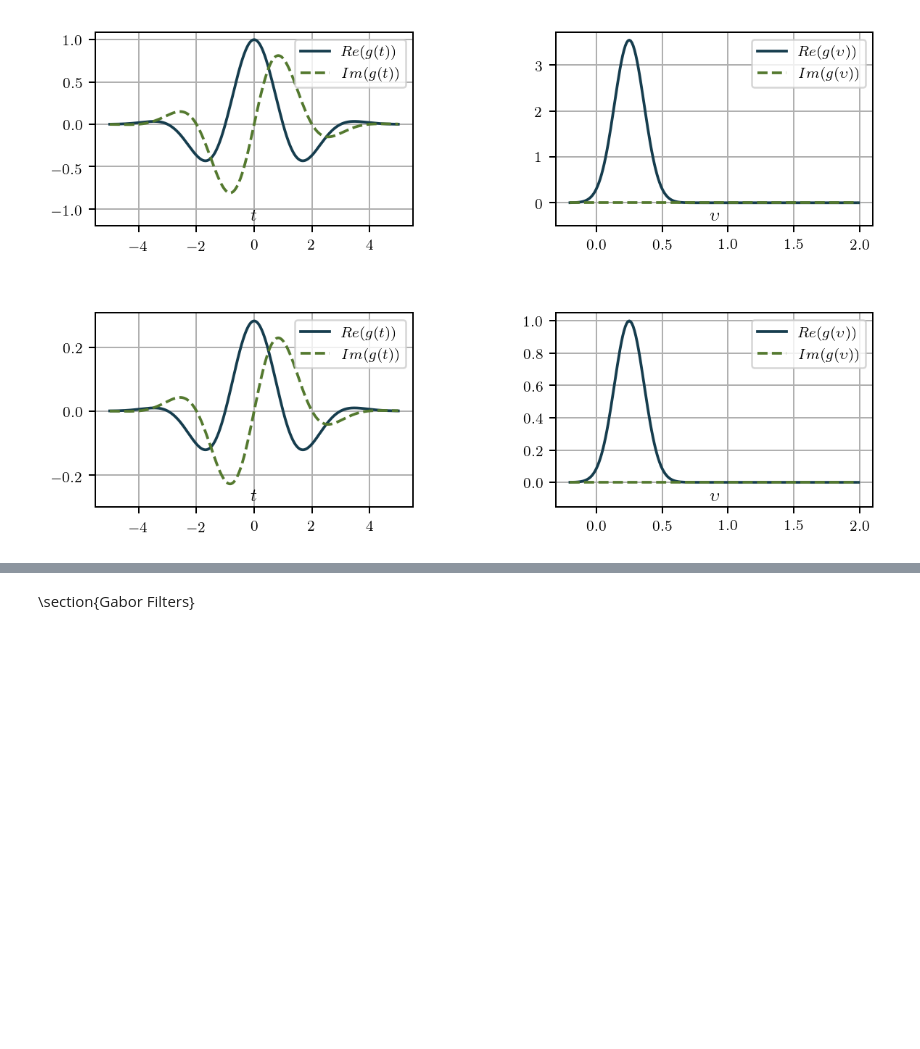
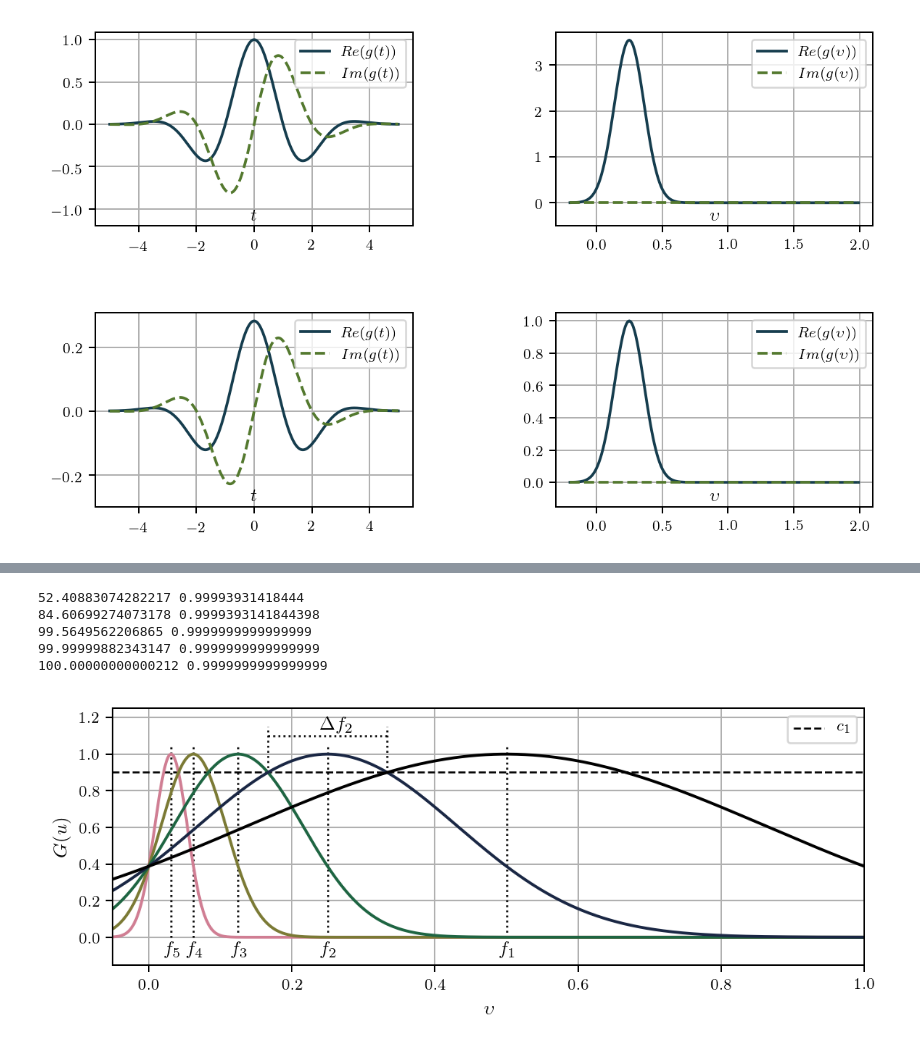
Before and after one commit to CVMethods/thesis_notebooks, a Jupyter notebook: Image spectral decomposition for texture analysis.ipynb, the cells around one changed output, grey strips where cells are left out. Drawn from its saved outputs; the diff is of its cells as text; code cells hidden in the pictures; blank space fills up the shorter version.

```diff
--- a/Image spectral decomposition for texture analysis.ipynb
+++ b/Image spectral decomposition for texture analysis.ipynb
@@ -838,5 +555,69 @@ for nn in np.arange(M, (T-M)+1):
-# %% [markdown]
-\section{Gabor Filters}
+# %%
+t = np.arange(-5, 5, 0.01)
+u = np.arange(-1, 1, 0.001)
+
+bandwidth = 1.
+k = 2 ** bandwidth
+c1 = 0.9
+gamma = (1/np.pi) * np.sqrt(np.log(1/c1)) * ((k+1)/(k-1))
+f_high = 1/2.
+f_low = 1/33.
+
+frequencies = np.array([k**-ii * f_high for ii in range(20)], dtype=np.float)
+frequencies = frequencies[f_low < frequencies][::-1]
+
+central_freq = frequencies[-2]
+delta_f = central_freq * ((k-1)/(k+1))
+freq_pos = central_freq + delta_f
+freq_neg = central_freq - delta_f
+
+c_vals = np.linspace(0, 0.6, len(frequencies))
+colors = [cm.cubehelix(x) for x in c_vals][::-1]
+
+plt.figure(figsize=set_size(width=width_pt, fraction=1., ratio=0.35), dpi=180)
+plt.plot(u, np.ones(len(u))*c1, color='k', linestyle='--', lw=1)
+plt.legend(('$c_1$',))
+for ii, f in enumerate(frequencies):
+    alpha = f/gamma
+    norm_const = np.sqrt(alpha**2/np.pi)
+
+    gauss_t = np.exp(- alpha**2 * (t-t_0) **2)
+    gt = gauss_t * np.exp(1j* 2 *np.pi * f * t)
+
+    gauss_f = np.exp(- (np.pi/alpha)**2 * (u-f)**2)
+    gf = gauss_f #* np.exp(-1j* 2*np.pi * (u-f) * t_0)
+    gf *= np.sqrt(np.pi/alpha**2)
+
+    gt_norm = gt * norm_const
+    gf_norm = gf * norm_const
+
+    print np.abs(gt_norm).sum(), np.abs(gf_norm).max()
+
+    plt.vlines(f, 0, 1.05, color='k', linestyle=':', label=r'$f$', lw=1)
+    plt.text((f-0.01), -0.11, r'$f_%d$'%(len(frequencies)-ii), rotation=0)
+
+    plt.plot(u, gf_norm.real, c=colors[ii])
+
+plt.text((central_freq)-0.01, 1.12, r'$\Delta f_2$', rotation=0)
+plt.hlines(1.1, freq_neg, freq_pos, color='k', linestyle=':', label=r'$f$', lw=1)
+plt.vlines(freq_pos, c1, 1.15, color='k', linestyle=':', lw=1)
+plt.vlines(freq_neg, c1, 1.15, color='k', linestyle=':', lw=1)
+
+plt.grid()
+plt.xlabel(r'$\upsilon$')
+plt.ylabel(r'$G(u)$')
+plt.xlim(-0.05, 1)
+plt.ylim(-0.15, 1.25)
+
+
+# plt.savefig(outdir + 'GaborFilterbank_freq_1d_new_crossingpoint.pdf', format='pdf', bbox_inches='tight')
+# %% [output]
+52.40883074282217 0.99993931418444
+84.60699274073178 0.9999393141844398
+99.5649562206865 0.9999999999999999
+99.99999882343147 0.9999999999999999
+100.00000000000212 0.9999999999999999
+[figure, added]
 # %% [markdown]
 # References
 
```
Also changed, not shown: parts of 18 cells of this notebook, 2 other files.
